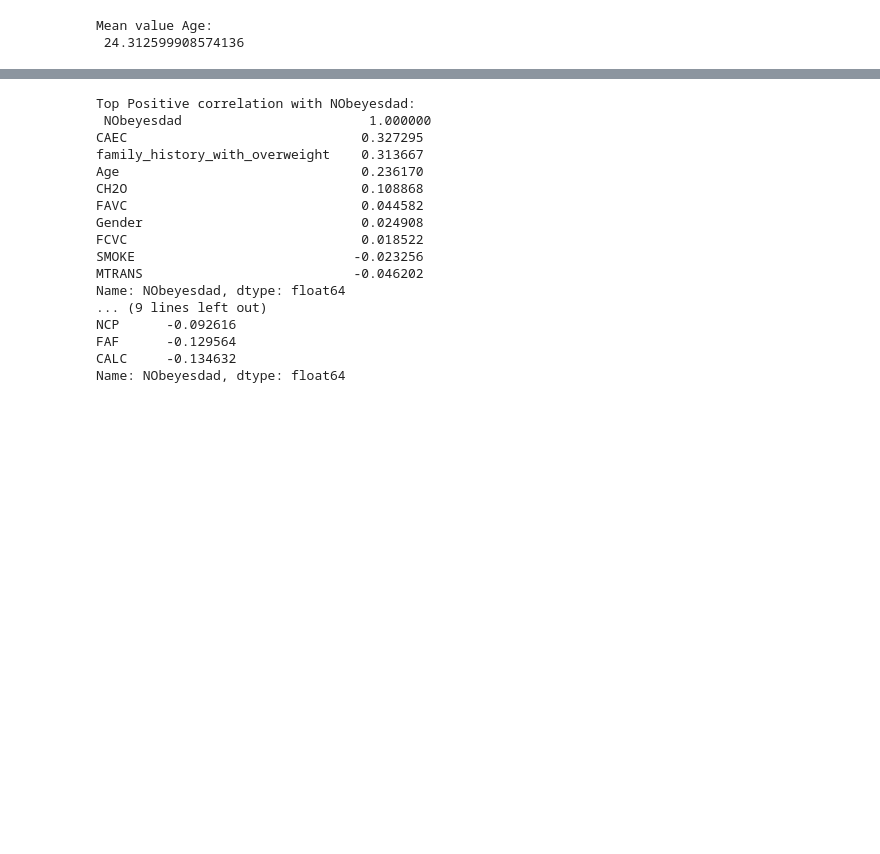
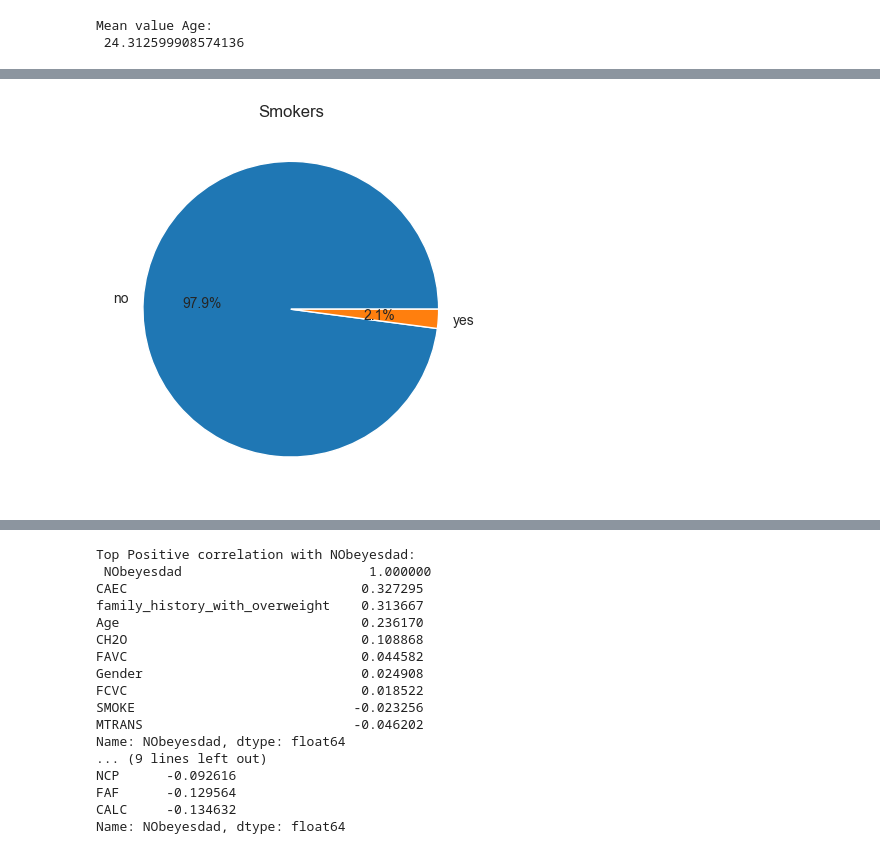
Before and after one commit to ElaIstriceSagace/ObesityDataAnalysis, a Jupyter notebook: Analysis/ObesityDataAnalysis.ipynb, the cells around one changed output, grey strips where cells are left out. Drawn from its saved outputs; the diff is of its cells as text; code cells hidden in the pictures; blank space fills up the shorter version.

```diff
--- a/Analysis/ObesityDataAnalysis.ipynb
+++ b/Analysis/ObesityDataAnalysis.ipynb
@@ -145,0 +189,8 @@ plt.show()
+# %%
+smoke_count = obesity_dataset['SMOKE'].value_counts()
+original_smoke_labels = list(smoke_count.index.map(reverse_mapping))
+plt.pie(smoke_count, labels=original_smoke_labels, autopct='%1.1f%%')
+plt.title('Smokers')
+plt.show()
+# %% [output]
+[figure, added]
```
Also changed, not shown: parts of 14 cells of this notebook.
